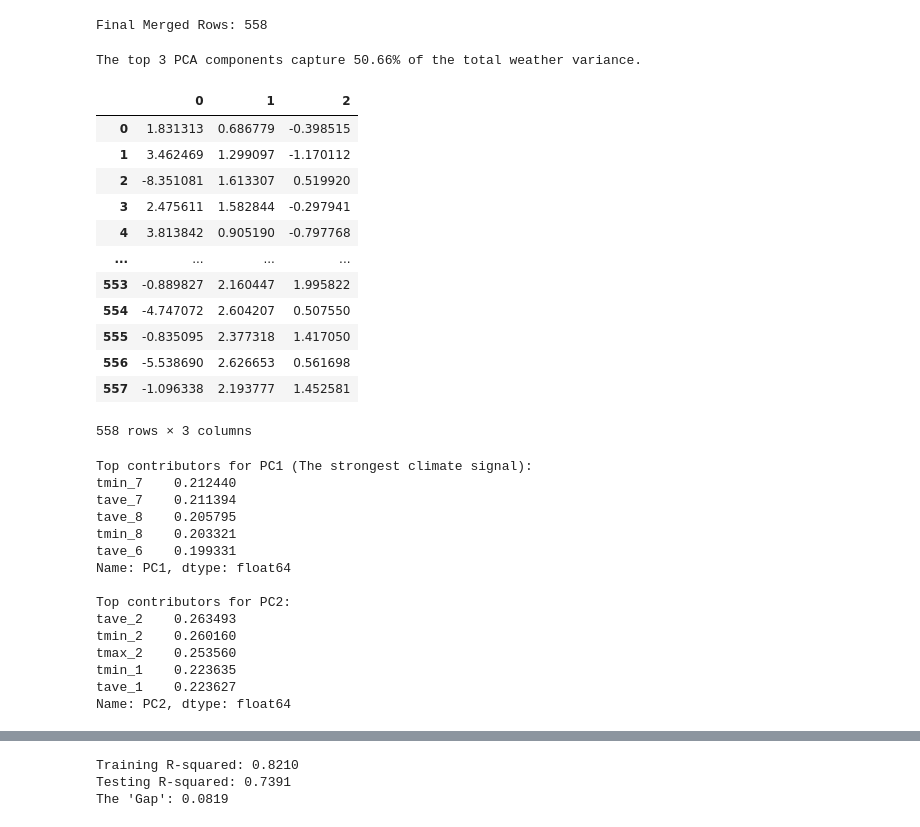
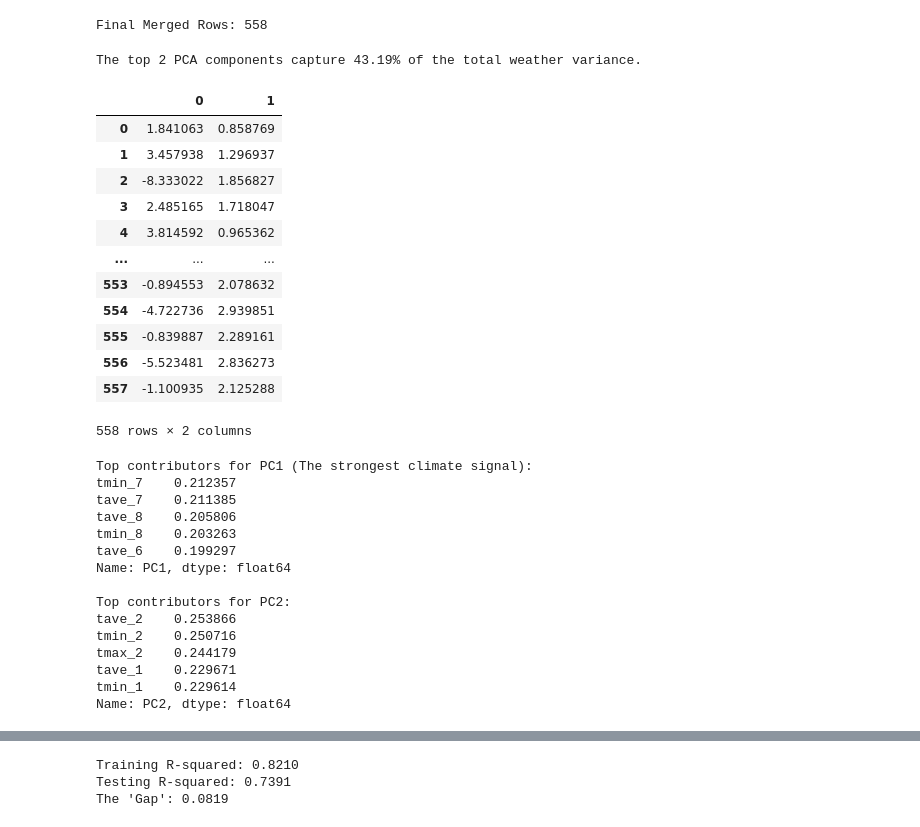
Before and after one commit to ShunIde/Crop-Yield-Prediction-Project, a Jupyter notebook: Crop Yield Project/crop_yield_prediction_pca.ipynb, the cells around one changed output, grey strips where cells are left out. Drawn from its saved outputs; the diff is of its cells as text; code cells hidden in the pictures.

```diff
--- a/Crop Yield Project/crop_yield_prediction_pca.ipynb
+++ b/Crop Yield Project/crop_yield_prediction_pca.ipynb
@@ -152,49 +152,49 @@ Final Merged Rows: 558
 # %%
 from sklearn.decomposition import PCA
 from sklearn.preprocessing import StandardScaler
 from sklearn.manifold import TSNE
 import plotly.express as px
 
 # 1. Select only the weather columns (month_1 to month_12 for all 4 types)
 # This excludes 'year', 'county', and 'yield'
 weather_cols = [col for col in merged_df.columns if any(var in col for var in ['precip', 'tmax', 'tmin', 'tave'])]
 X = merged_df[weather_cols]
 
 # 2. Standardize the features (Mean=0, Variance=1)
 scaler = StandardScaler()
 X_scaled = scaler.fit_transform(X)
 
 # 3. Apply PCA
 # Let's start by reducing 48 variables down to 2 "Climate Components"
-pca = PCA(n_components=3)
+pca = PCA(n_components=2)
 X_pca = pca.fit_transform(X_scaled)
 
 tsne = TSNE(n_components=2, perplexity=40, random_state=42, init='pca', learning_rate='auto')
 X_tsne = tsne.fit_transform(X_scaled)
 
 
 # Make visualization here
 pca_data = pd.DataFrame(X_pca)
 
 # 4. Check how much information we kept
 explained_variance = sum(pca.explained_variance_ratio_) * 100
-print(f"The top 3 PCA components capture {explained_variance:.2f}% of the total weather variance.")
+print(f"The top 2 PCA components capture {explained_variance:.2f}% of the total weather variance.")
 pca_data
 # %% [output]
-The top 3 PCA components capture 50.66% of the total weather variance.
+The top 2 PCA components capture 43.19% of the total weather variance.
-|  | 0 | 1 | 2 |
-| 0 | 1.831313 | 0.686779 | -0.398515 |
-| 1 | 3.462469 | 1.299097 | -1.170112 |
-| 2 | -8.351081 | 1.613307 | 0.519920 |
-| 3 | 2.475611 | 1.582844 | -0.297941 |
-| 4 | 3.813842 | 0.905190 | -0.797768 |
-| ... | ... | ... | ... |
-| 553 | -0.889827 | 2.160447 | 1.995822 |
-| 554 | -4.747072 | 2.604207 | 0.507550 |
-| 555 | -0.835095 | 2.377318 | 1.417050 |
-| 556 | -5.538690 | 2.626653 | 0.561698 |
-| 557 | -1.096338 | 2.193777 | 1.452581 |
+|  | 0 | 1 |
+| 0 | 1.841063 | 0.858769 |
+| 1 | 3.457938 | 1.296937 |
+| 2 | -8.333022 | 1.856827 |
+| 3 | 2.485165 | 1.718047 |
+| 4 | 3.814592 | 0.965362 |
+| ... | ... | ... |
+| 553 | -0.894553 | 2.078632 |
+| 554 | -4.722736 | 2.939851 |
+| 555 | -0.839887 | 2.289161 |
+| 556 | -5.523481 | 2.836273 |
+| 557 | -1.100935 | 2.125288 |
-558 rows × 3 columns
+558 rows × 2 columns
 # %%
 import pandas as pd
 import plotly.express as px
@@ -232,7 +232,7 @@ fig.show()
 # Create a DataFrame of the PCA loadings
 loadings = pd.DataFrame(
     pca.components_.T,
-    columns=[f'PC{i+1}' for i in range(3)],
+    columns=[f'PC{i+1}' for i in range(2)],
     index=weather_cols
 )
 
@@ -244,19 +244,19 @@ print("\nTop contributors for PC2:")
 print(loadings['PC2'].sort_values(ascending=False).head(5))
 # %% [output]
 Top contributors for PC1 (The strongest climate signal):
-tmin_7    0.212440
-tave_7    0.211394
-tave_8    0.205795
-tmin_8    0.203321
-tave_6    0.199331
+tmin_7    0.212357
+tave_7    0.211385
+tave_8    0.205806
+tmin_8    0.203263
+tave_6    0.199297
 Name: PC1, dtype: float64
 
 Top contributors for PC2:
-tave_2    0.263493
-tmin_2    0.260160
-tmax_2    0.253560
-tmin_1    0.223635
-tave_1    0.223627
+tave_2    0.253866
+tmin_2    0.250716
+tmax_2    0.244179
+tave_1    0.229671
+tmin_1    0.229614
 Name: PC2, dtype: float64
 # %%
 # Create a function to calculate Monthly GDD Proxy
```
Also changed, not shown: parts of 5 cells of this notebook, 5 other files.
